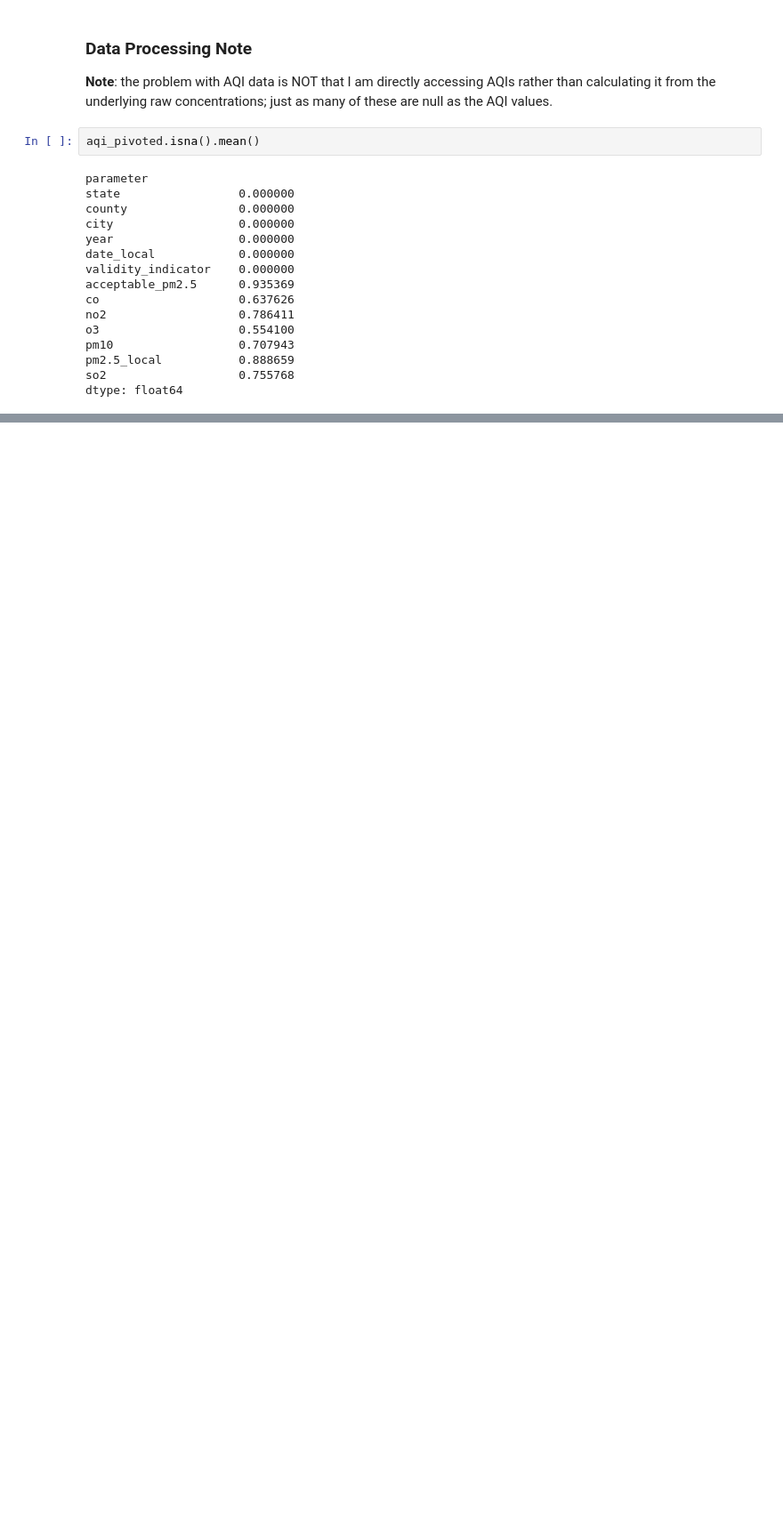
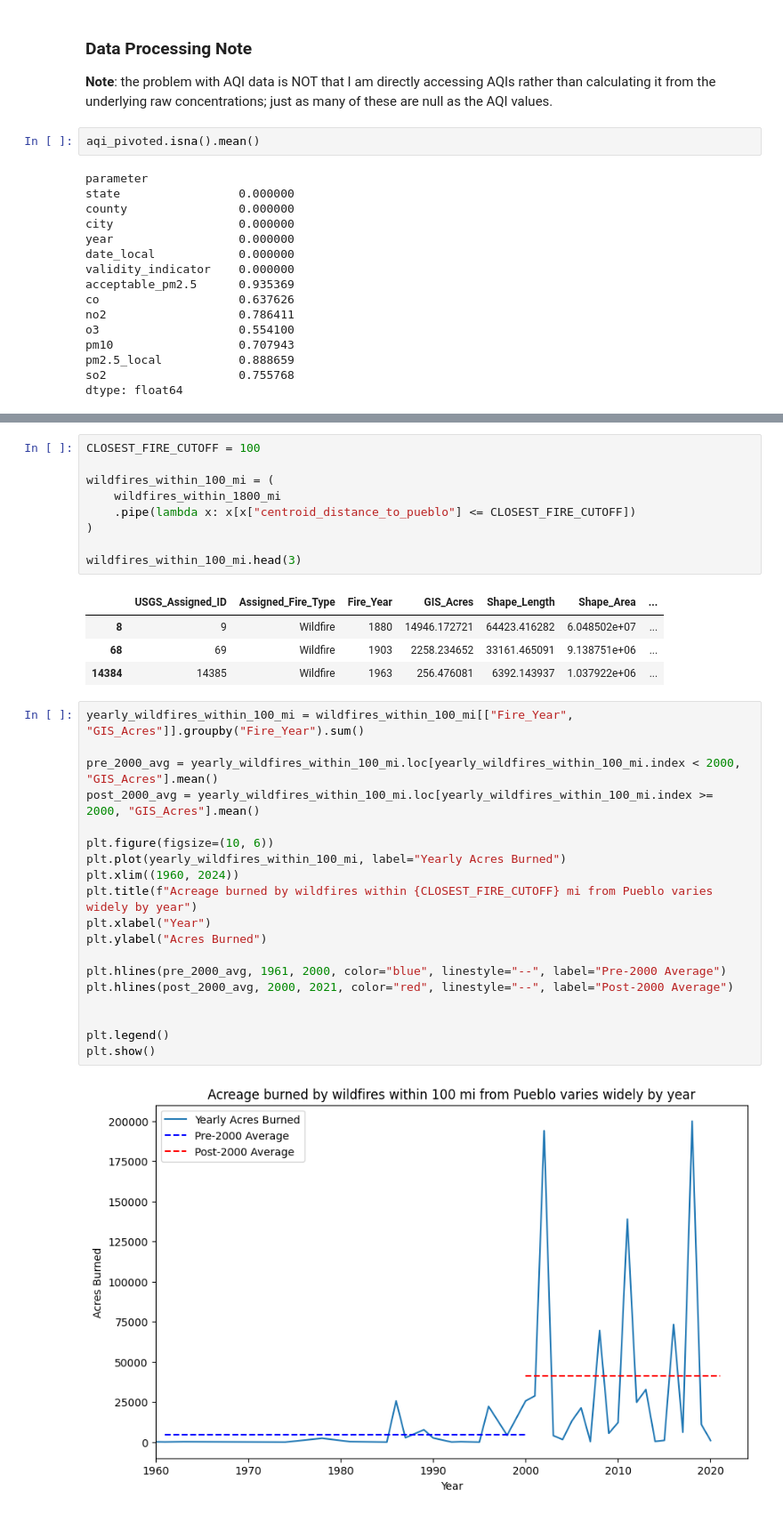
Before and after one commit to voglerdaniel/data-512-final-project, a Jupyter notebook: code/combining_distance_and_aqi.ipynb, the cells around one changed output, grey strips where cells are left out. Shown at 89% size. Drawn from its saved outputs; the diff is of its cells as text; blank space fills up the shorter version.

```diff
--- a/code/combining_distance_and_aqi.ipynb
+++ b/code/combining_distance_and_aqi.ipynb
@@ -817,0 +824,35 @@ dtype: float64
+# %%
+CLOSEST_FIRE_CUTOFF = 100
+
+wildfires_within_100_mi = (
+    wildfires_within_1800_mi
+    .pipe(lambda x: x[x["centroid_distance_to_pueblo"] <= CLOSEST_FIRE_CUTOFF])
+)
+
+wildfires_within_100_mi.head(3)
+# %% [output]
+|  | USGS_Assigned_ID | Assigned_Fire_Type | Fire_Year | GIS_Acres | Shape_Length | Shape_Area | ... |
+| 8 | 9 | Wildfire | 1880 | 14946.172721 | 64423.416282 | 6.048502e+07 | ... |
+| 68 | 69 | Wildfire | 1903 | 2258.234652 | 33161.465091 | 9.138751e+06 | ... |
+| 14384 | 14385 | Wildfire | 1963 | 256.476081 | 6392.143937 | 1.037922e+06 | ... |
+# %%
+yearly_wildfires_within_100_mi = wildfires_within_100_mi[["Fire_Year", "GIS_Acres"]].groupby("Fire_Year").sum()
+
+pre_2000_avg = yearly_wildfires_within_100_mi.loc[yearly_wildfires_within_100_mi.index < 2000, "GIS_Acres"].mean()
+post_2000_avg = yearly_wildfires_within_100_mi.loc[yearly_wildfires_within_100_mi.index >= 2000, "GIS_Acres"].mean()
+
+plt.figure(figsize=(10, 6))
+plt.plot(yearly_wildfires_within_100_mi, label="Yearly Acres Burned")
+plt.xlim((1960, 2024))
+plt.title(f"Acreage burned by wildfires within {CLOSEST_FIRE_CUTOFF} mi from Pueblo varies widely by year")
+plt.xlabel("Year")
+plt.ylabel("Acres Burned")
+
+plt.hlines(pre_2000_avg, 1961, 2000, color="blue", linestyle="--", label="Pre-2000 Average")
+plt.hlines(post_2000_avg, 2000, 2021, color="red", linestyle="--", label="Post-2000 Average")
+
+
+plt.legend()
+plt.show()
+# %% [output]
+[figure, added]
```
Also changed, not shown: parts of 21 cells of this notebook, 3 other files.
